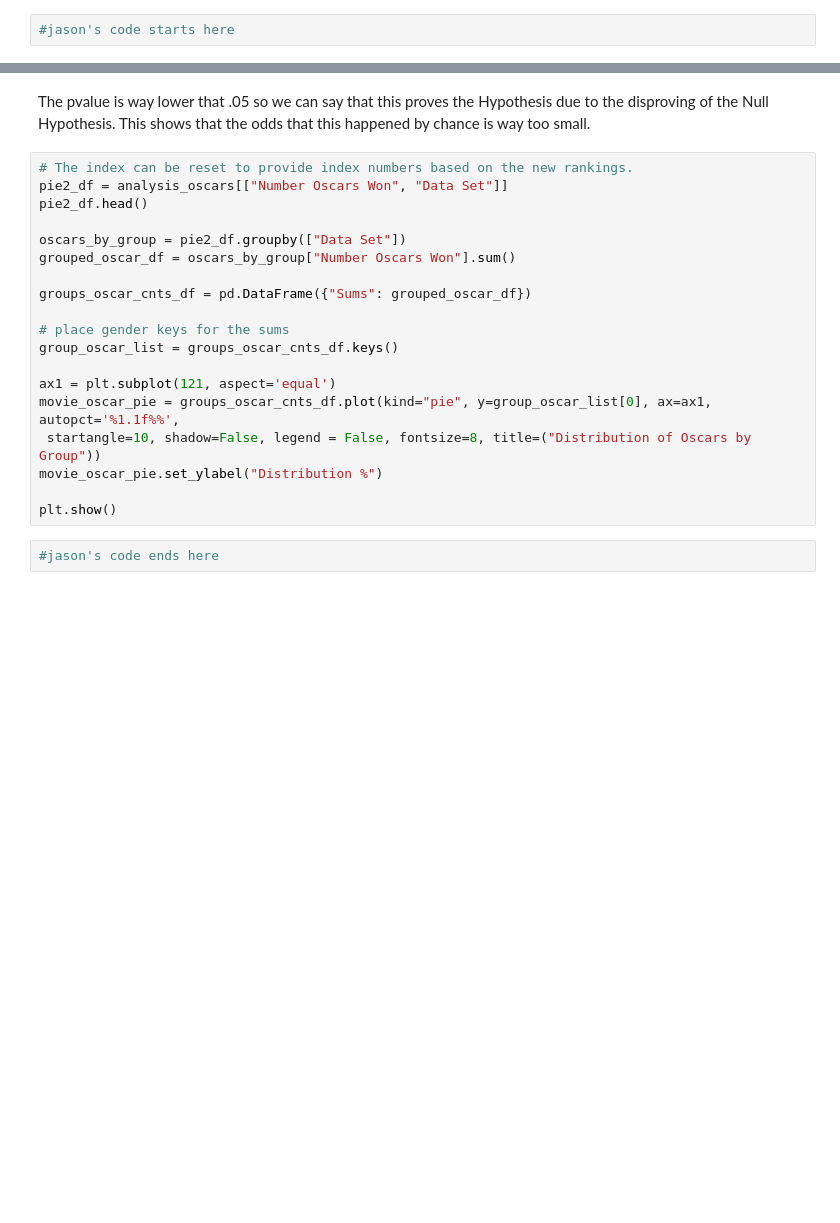
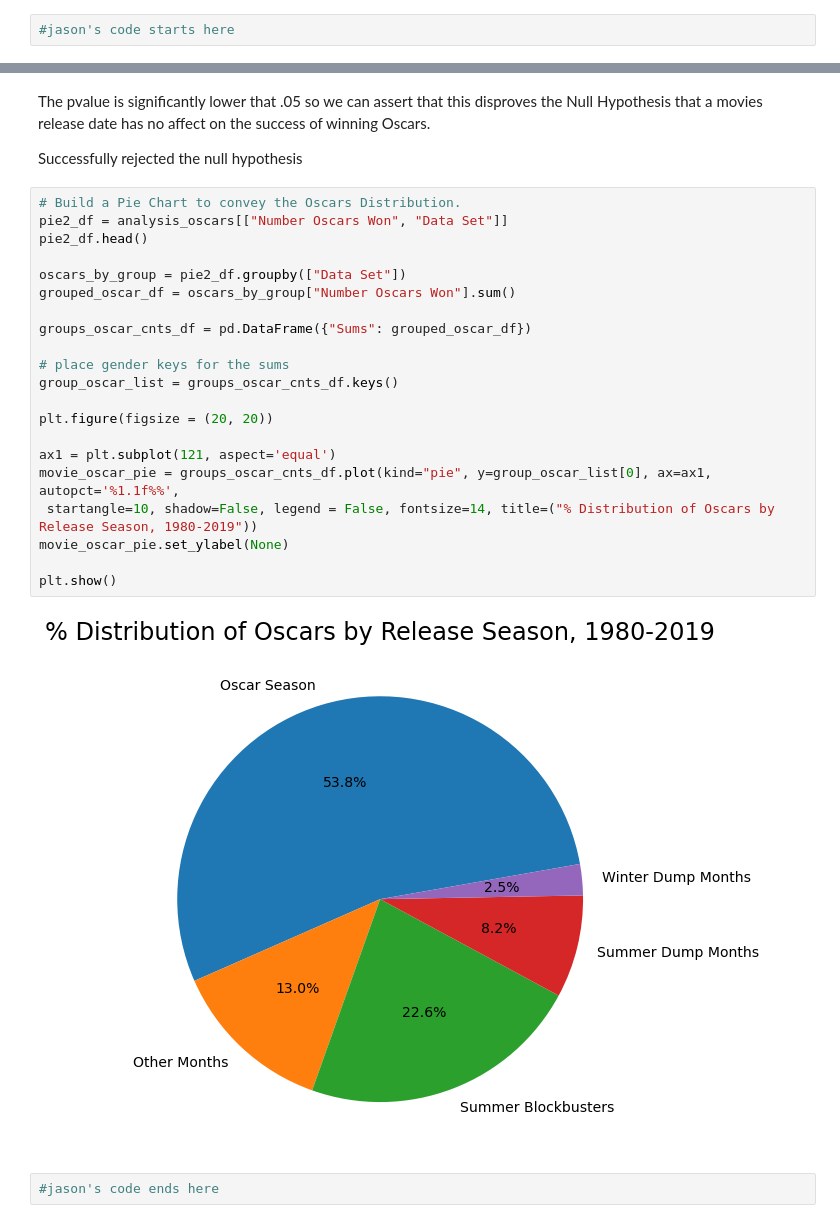
Before and after one commit to mpagerit/Team-11-project-1, a Jupyter notebook: Analysis.ipynb, the cells around one changed output, grey strips where cells are left out. Saved outputs shown, nothing was run; the diff lists cells and outputs as text; blank space fills up the shorter version.

```diff
--- a/Analysis.ipynb
+++ b/Analysis.ipynb
@@ -292,24 +390,30 @@ sts.ttest_ind(oscar_season_df.Oscars, non_oscar_season_df.Oscars, equal_var=Fals
-# %% [markdown]
-The pvalue is way lower that .05 so we can say that this proves the Hypothesis due to the disproving of the Null Hypothesis. This shows that the odds that this happened by chance is way too small.
+# %% [markdown]
+The pvalue is significantly lower that .05 so we can assert that this disproves the Null Hypothesis that a movies release date has no affect on the success of winning Oscars.
+
+Successfully rejected the null hypothesis
 # %%
-# The index can be reset to provide index numbers based on the new rankings.
+# Build a Pie Chart to convey the Oscars Distribution.
 pie2_df = analysis_oscars[["Number Oscars Won", "Data Set"]]
 pie2_df.head()
 
 oscars_by_group = pie2_df.groupby(["Data Set"])
 grouped_oscar_df = oscars_by_group["Number Oscars Won"].sum()
 
 groups_oscar_cnts_df = pd.DataFrame({"Sums": grouped_oscar_df})
 
 # place gender keys for the sums
 group_oscar_list = groups_oscar_cnts_df.keys()
 
+plt.figure(figsize = (20, 20))
+
 ax1 = plt.subplot(121, aspect='equal')
 movie_oscar_pie = groups_oscar_cnts_df.plot(kind="pie", y=group_oscar_list[0], ax=ax1, autopct='%1.1f%%',
- startangle=10, shadow=False, legend = False, fontsize=8, title=("Distribution of Oscars by Group"))
-movie_oscar_pie.set_ylabel("Distribution %")
+ startangle=10, shadow=False, legend = False, fontsize=14, title=("% Distribution of Oscars by Release Season, 1980-2019"))
+movie_oscar_pie.set_ylabel(None)
 
 plt.show()
+# %% [output]
+[figure, added]
 # %%
 #jason's code ends here
 # %%
```
Also changed, not shown: parts of 30 cells of this notebook, 10 other files.
